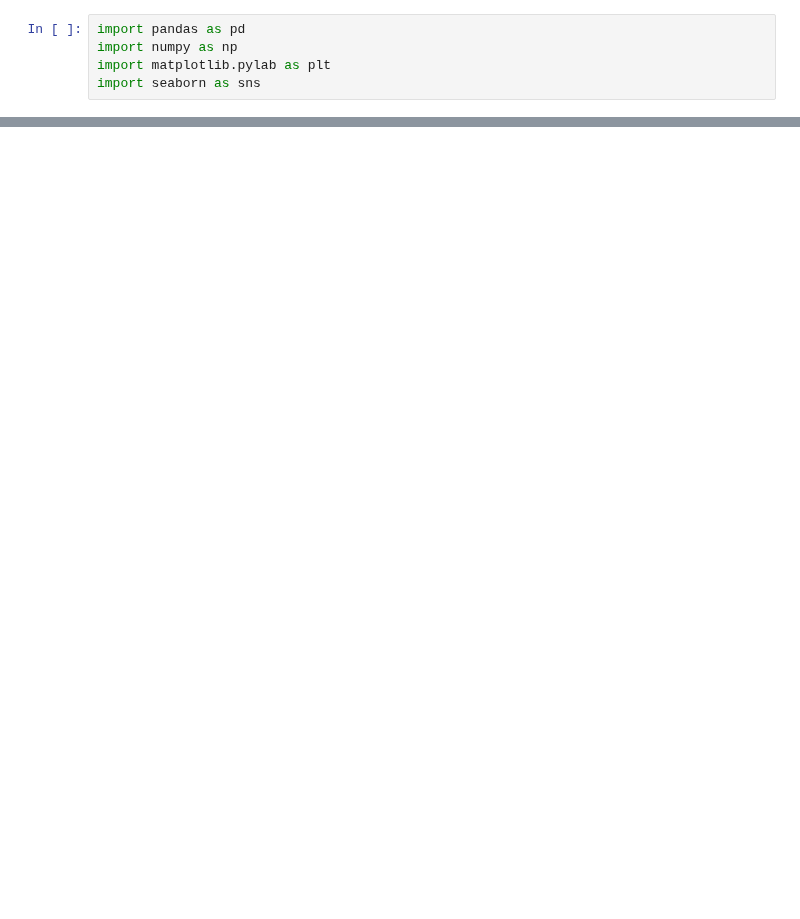
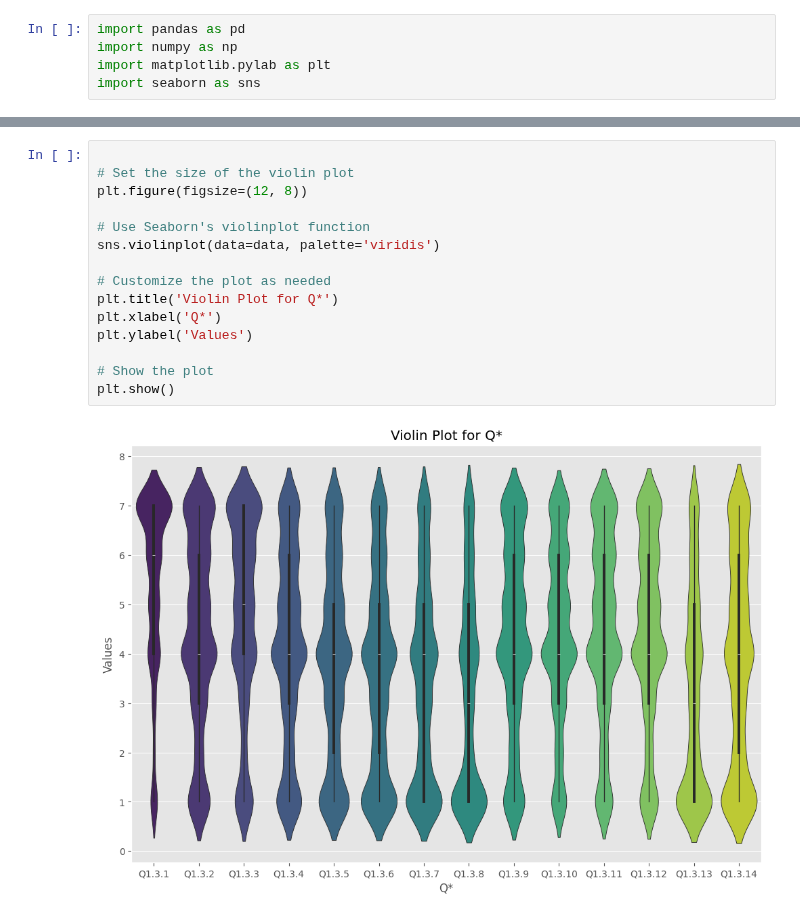
Before and after one commit to richardokonicha/saudi_analysis, a Jupyter notebook: discorvery.ipynb, the cells around one changed output, grey strips where cells are left out. Cells and saved outputs as stored; diff of their text form; blank space fills up the shorter version.

```diff
--- a/discorvery.ipynb
+++ b/discorvery.ipynb
@@ -138,0 +77,17 @@ df[interest_columns]
+# %%
+
+# Set the size of the violin plot
+plt.figure(figsize=(12, 8))
+
+# Use Seaborn's violinplot function
+sns.violinplot(data=data, palette='viridis')
+
+# Customize the plot as needed
+plt.title('Violin Plot for Q*')
+plt.xlabel('Q*')
+plt.ylabel('Values')
+
+# Show the plot
+plt.show()
+# %% [output]
+[figure, added]
```
Also changed, not shown: parts of 14 cells of this notebook, 19 other files.
